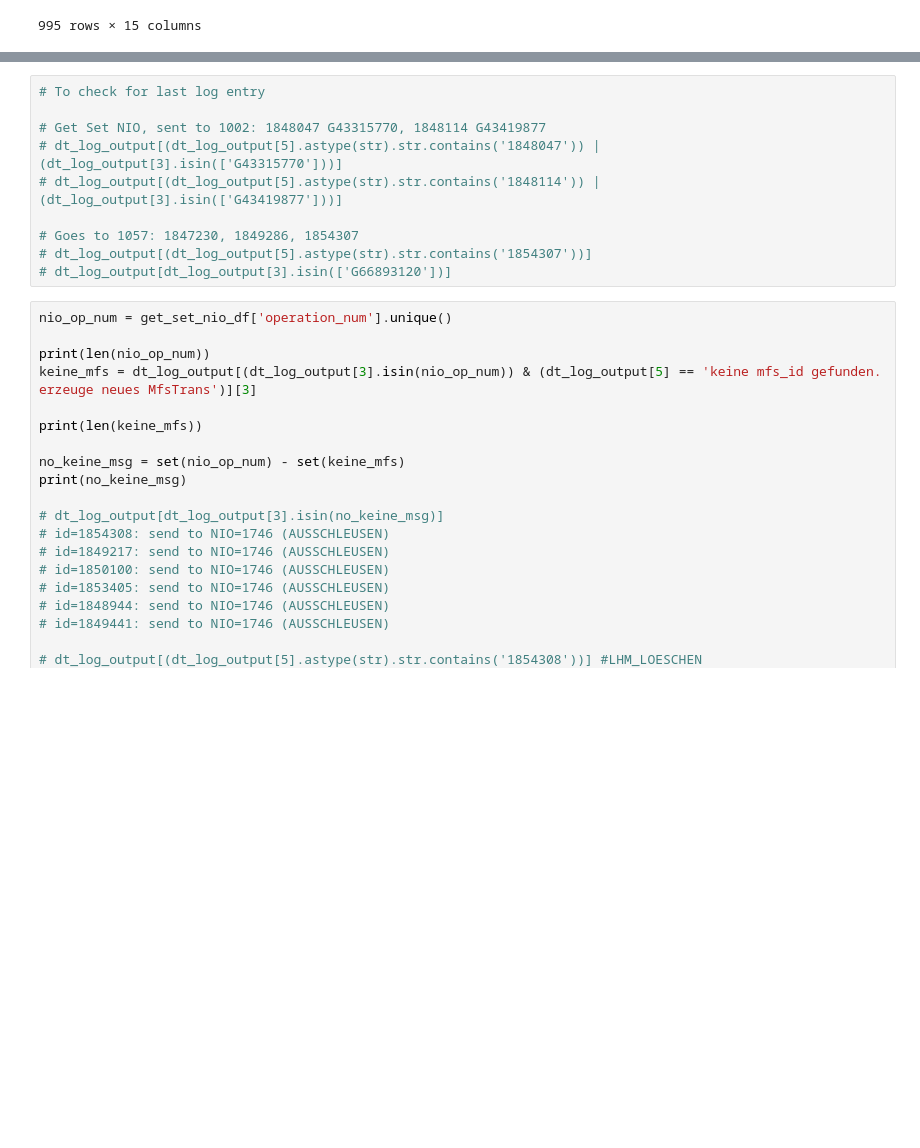
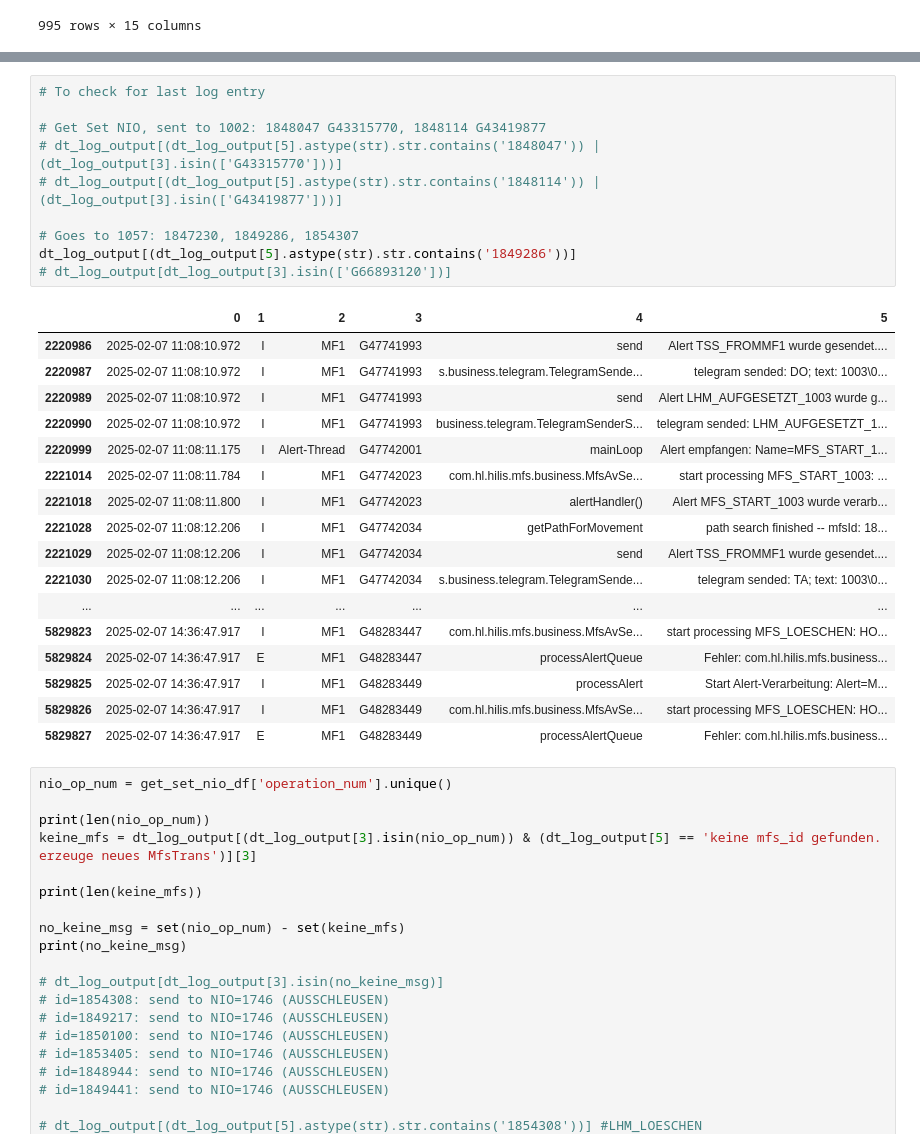
Before and after one commit to hseptiani/iis-seminar, a Jupyter notebook: analysis.ipynb, the cells around one changed output, grey strips where cells are left out. Saved outputs shown, nothing was run; the diff lists cells and outputs as text; blank space fills up the shorter version.

```diff
--- a/analysis.ipynb
+++ b/analysis.ipynb
@@ -598,13 +577,31 @@ Total LE in Path Movement Failed which retry is None: 40
 # %%
 # To check for last log entry
 
 # Get Set NIO, sent to 1002: 1848047 G43315770, 1848114 G43419877
 # dt_log_output[(dt_log_output[5].astype(str).str.contains('1848047')) | (dt_log_output[3].isin(['G43315770']))]
 # dt_log_output[(dt_log_output[5].astype(str).str.contains('1848114')) | (dt_log_output[3].isin(['G43419877']))]
 
 # Goes to 1057: 1847230, 1849286, 1854307
-# dt_log_output[(dt_log_output[5].astype(str).str.contains('1854307'))]
+dt_log_output[(dt_log_output[5].astype(str).str.contains('1849286'))]
 # dt_log_output[dt_log_output[3].isin(['G66893120'])]
+# %% [output]
+|  | 0 | 1 | 2 | 3 | 4 | 5 |
+| 2220986 | 2025-02-07 11:08:10.972 | I | MF1 | G47741993 | send | Alert TSS_FROMMF1 wurde gesendet.... |
+| 2220987 | 2025-02-07 11:08:10.972 | I | MF1 | G47741993 | s.business.telegram.TelegramSende... | telegram sended: DO; text: 1003\0... |
+| 2220989 | 2025-02-07 11:08:10.972 | I | MF1 | G47741993 | send | Alert LHM_AUFGESETZT_1003 wurde g... |
+| 2220990 | 2025-02-07 11:08:10.972 | I | MF1 | G47741993 | business.telegram.TelegramSenderS... | telegram sended: LHM_AUFGESETZT_1... |
+| 2220999 | 2025-02-07 11:08:11.175 | I | Alert-Thread | G47742001 | mainLoop | Alert empfangen: Name=MFS_START_1... |
+| 2221014 | 2025-02-07 11:08:11.784 | I | MF1 | G47742023 | com.hl.hilis.mfs.business.MfsAvSe... | start processing MFS_START_1003: ... |
+| 2221018 | 2025-02-07 11:08:11.800 | I | MF1 | G47742023 | alertHandler() | Alert MFS_START_1003 wurde verarb... |
+| 2221028 | 2025-02-07 11:08:12.206 | I | MF1 | G47742034 | getPathForMovement | path search finished -- mfsId: 18... |
+| 2221029 | 2025-02-07 11:08:12.206 | I | MF1 | G47742034 | send | Alert TSS_FROMMF1 wurde gesendet.... |
+| 2221030 | 2025-02-07 11:08:12.206 | I | MF1 | G47742034 | s.business.telegram.TelegramSende... | telegram sended: TA; text: 1003\0... |
+| ... | ... | ... | ... | ... | ... | ... |
+| 5829823 | 2025-02-07 14:36:47.917 | I | MF1 | G48283447 | com.hl.hilis.mfs.business.MfsAvSe... | start processing MFS_LOESCHEN: HO... |
+| 5829824 | 2025-02-07 14:36:47.917 | E | MF1 | G48283447 | processAlertQueue | Fehler: com.hl.hilis.mfs.business... |
+| 5829825 | 2025-02-07 14:36:47.917 | I | MF1 | G48283449 | processAlert | Start Alert-Verarbeitung: Alert=M... |
+| 5829826 | 2025-02-07 14:36:47.917 | I | MF1 | G48283449 | com.hl.hilis.mfs.business.MfsAvSe... | start processing MFS_LOESCHEN: HO... |
+| 5829827 | 2025-02-07 14:36:47.917 | E | MF1 | G48283449 | processAlertQueue | Fehler: com.hl.hilis.mfs.business... |
 # %%
 nio_op_num = get_set_nio_df['operation_num'].unique()
 
```
Also changed, not shown: parts of 2 cells of this notebook.
